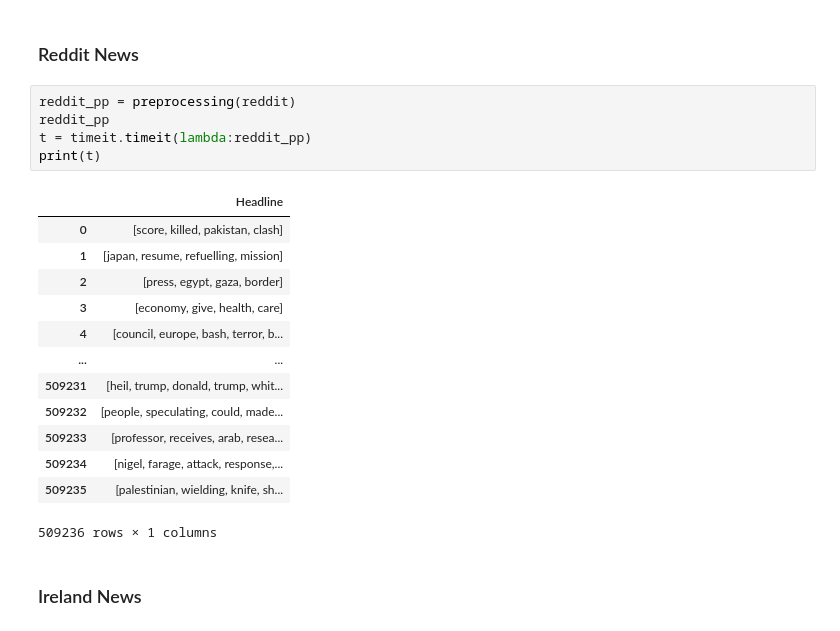
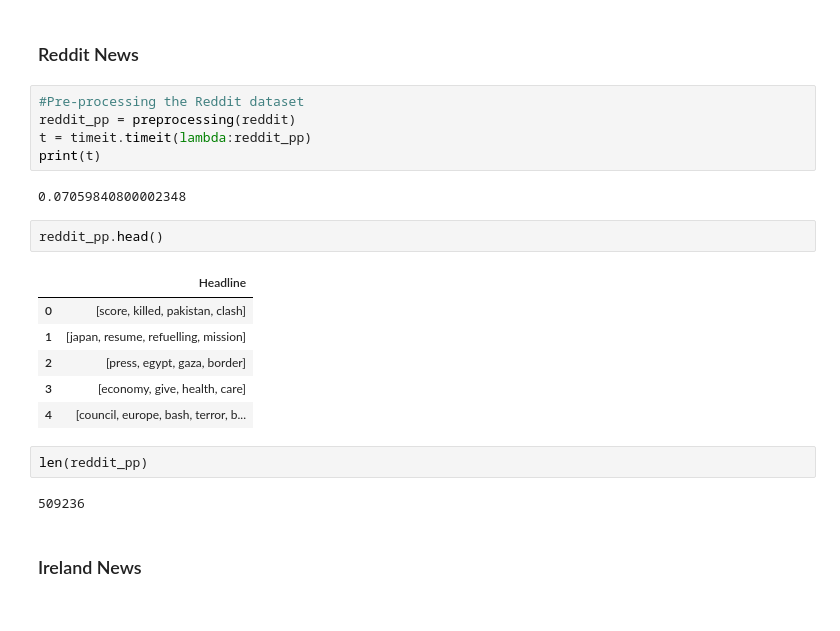
Before and after one commit to norahahr/TMproject, a Jupyter notebook: clustering.ipynb, the cells around one changed output. Drawn from its saved outputs; the diff is of its cells as text.

```diff
--- a/clustering.ipynb
+++ b/clustering.ipynb
@@ -105,23 +111,24 @@ def preprocessing(df):
 # %% [markdown]
 ### Reddit News
 # %%
+#Pre-processing the Reddit dataset
 reddit_pp = preprocessing(reddit)
-reddit_pp
 t = timeit.timeit(lambda:reddit_pp)
 print(t)
 # %% [output]
-|  | Headline |
-| 0 | [score, killed, pakistan, clash] |
-| 1 | [japan, resume, refuelling, mission] |
-| 2 | [press, egypt, gaza, border] |
-| 3 | [economy, give, health, care] |
-| 4 | [council, europe, bash, terror, b... |
-| ... | ... |
-| 509231 | [heil, trump, donald, trump, whit... |
-| 509232 | [people, speculating, could, made... |
-| 509233 | [professor, receives, arab, resea... |
-| 509234 | [nigel, farage, attack, response,... |
-| 509235 | [palestinian, wielding, knife, sh... |
-509236 rows × 1 columns
+0.07059840800002348
+# %%
+reddit_pp.head()
+# %% [output]
+|  | Headline |
+| 0 | [score, killed, pakistan, clash] |
+| 1 | [japan, resume, refuelling, mission] |
+| 2 | [press, egypt, gaza, border] |
+| 3 | [economy, give, health, care] |
+| 4 | [council, europe, bash, terror, b... |
+# %%
+len(reddit_pp)
+# %% [output]
+509236
 # %% [markdown]
 ### Ireland News
```
Also changed, not shown: parts of 42 cells of this notebook.
